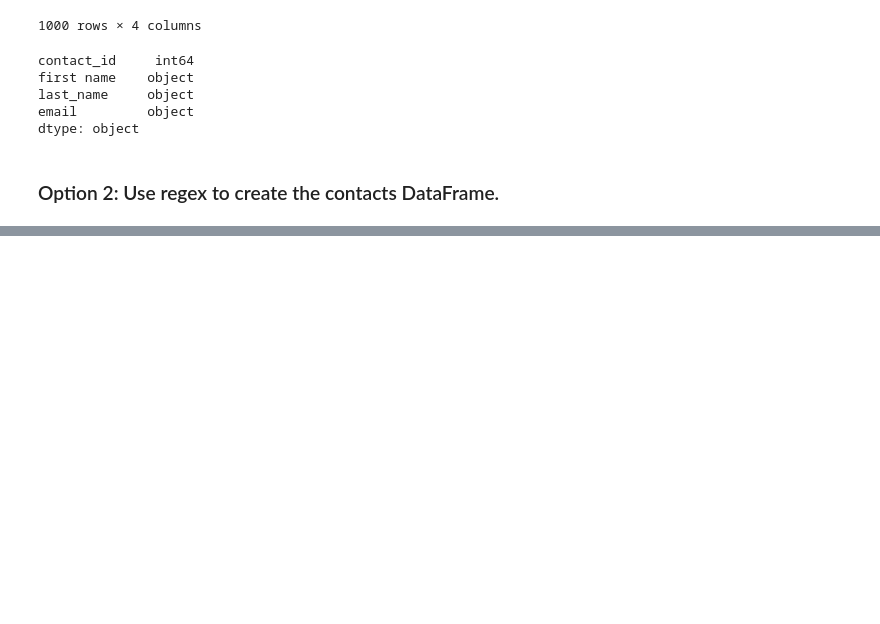
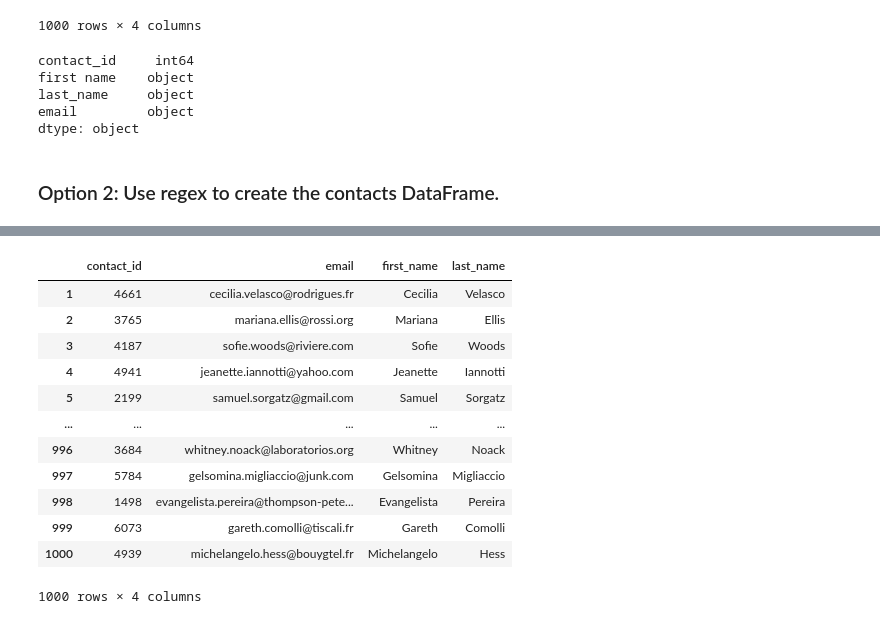
Before and after one commit to shelly-hub/Crowfunding_ETL---group-7, a Jupyter notebook: ETL_Mini_Project_Group_7.ipynb, the cells around one changed output, grey strips where cells are left out. Cells and saved outputs as stored; diff of their text form; code cells hidden in the pictures; blank space fills up the shorter version.

```diff
--- a/ETL_part 1-2.ipynb
+++ b/ETL_Mini_Project_Group_7.ipynb
@@ -436,2 +521,4 @@ contact_info_df_copy.head()
 # %%
 # Create a copy of the contact_info_df with the 'contact_id', 'name', 'email' columns.
+contacts_df_clean=contact_info_df_copy[["contact_id", "name","email"]]
+contacts_df_clean
@@ -438,7 +539,31 @@ contact_info_df_copy.head()
 # %%
 # Create a "first"name" and "last_name" column with the first and last names from the "name" column.
 
+split_name=[re.split(r'\s+', name) for name in names]
+first_names=[name[0] for name in split_name]
+last_names=[name[1] for name in split_name]
+
+#create new columns and add list to df
+contacts_df_clean["first_name"]=first_names
+contacts_df_clean["last_name"]=last_names
 
 # Drop the contact_name column
+contacts_df_clean.drop("name",axis=1,inplace=True)
+contacts_df_clean
+# Drop the contact_name column
+# %% [output]
+|  | contact_id | email | first_name | last_name |
+| 1 | 4661 | cecilia.velasco@rodrigues.fr | Cecilia | Velasco |
+| 2 | 3765 | mariana.ellis@rossi.org | Mariana | Ellis |
+| 3 | 4187 | sofie.woods@riviere.com | Sofie | Woods |
+| 4 | 4941 | jeanette.iannotti@yahoo.com | Jeanette | Iannotti |
+| 5 | 2199 | samuel.sorgatz@gmail.com | Samuel | Sorgatz |
+| ... | ... | ... | ... | ... |
+| 996 | 3684 | whitney.noack@laboratorios.org | Whitney | Noack |
+| 997 | 5784 | gelsomina.migliaccio@junk.com | Gelsomina | Migliaccio |
+| 998 | 1498 | evangelista.pereira@thompson-pete... | Evangelista | Pereira |
+| 999 | 6073 | gareth.comolli@tiscali.fr | Gareth | Comolli |
+| 1000 | 4939 | michelangelo.hess@bouygtel.fr | Michelangelo | Hess |
+1000 rows × 4 columns
 # %%
 # Reorder the columns
```
Also changed, not shown: parts of 21 cells of this notebook, 4 other files.
